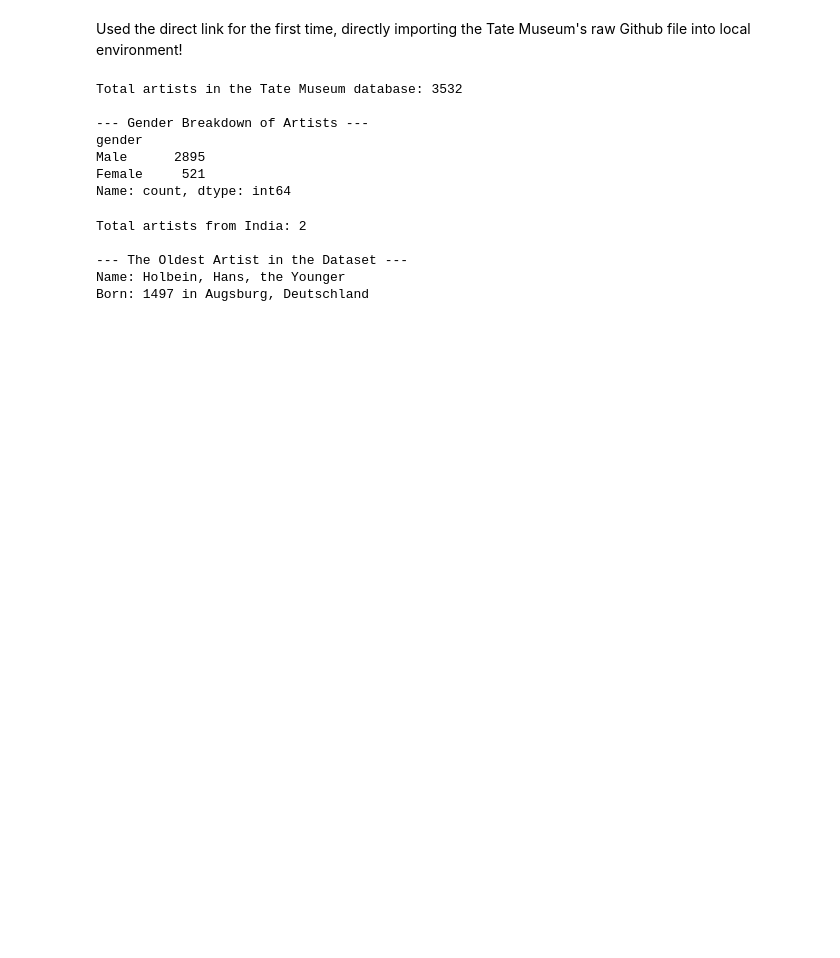
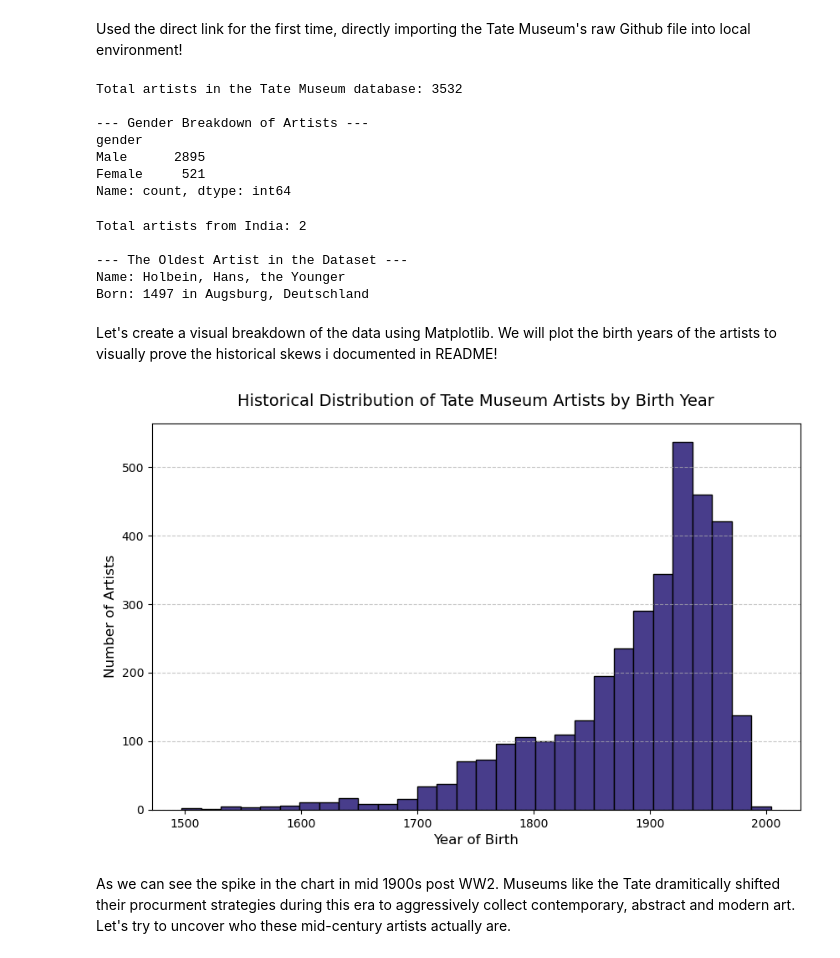
Before and after one commit to Source-Aaryan/Tate-Museum-EDA, a Jupyter notebook: tate_art_analysis.ipynb, the cells around one changed output. Saved outputs shown, nothing was run; the diff lists cells and outputs as text; code cells hidden in the pictures; blank space fills up the shorter version.

Commit message:
Completed EDA with Matplotlib charts.

```diff
--- a/tate_art_analysis.ipynb
+++ b/tate_art_analysis.ipynb
@@ -53,3 +53,28 @@ Total artists from India: 2
 --- The Oldest Artist in the Dataset ---
 Name: Holbein, Hans, the Younger
 Born: 1497 in Augsburg, Deutschland
+# %% [markdown]
+Let's create a visual breakdown of the data using Matplotlib. We will plot the birth years of the artists to visually prove the historical skews i documented in README!
+# %%
+import matplotlib.pyplot as plt
+
+# 1. To clean the birth year data (ensuring it's numeric and dropping missing entries)
+df_artists['yearOfBirth_clean'] = pd.to_numeric(df_artists['yearOfBirth'], errors='coerce')
+birth_years = df_artists['yearOfBirth_clean'].dropna()
+
+# 2. Building the visual distribution plot
+plt.figure(figsize=(10, 6))
+plt.hist(birth_years, bins=30, color='darkslateblue', edgecolor='black')
+
+# 3. Add analytical labels (Bridging data science with historical context)
+plt.title('Historical Distribution of Tate Museum Artists by Birth Year', fontsize=14, pad=15)
+plt.xlabel('Year of Birth', fontsize=12)
+plt.ylabel('Number of Artists', fontsize=12)
+plt.grid(axis='y', linestyle='--', alpha=0.7)
+
+# 4. Render the chart
+plt.show()
+# %% [output]
+[figure, added]
+# %% [markdown]
+As we can see the spike in the chart in mid 1900s post WW2. Museums like the Tate dramitically shifted their procurment strategies during this era to aggressively collect contemporary, abstract and modern art. Let's try to uncover who these mid-century artists actually are.
```
Also changed, not shown: parts of 6 cells of this notebook.
